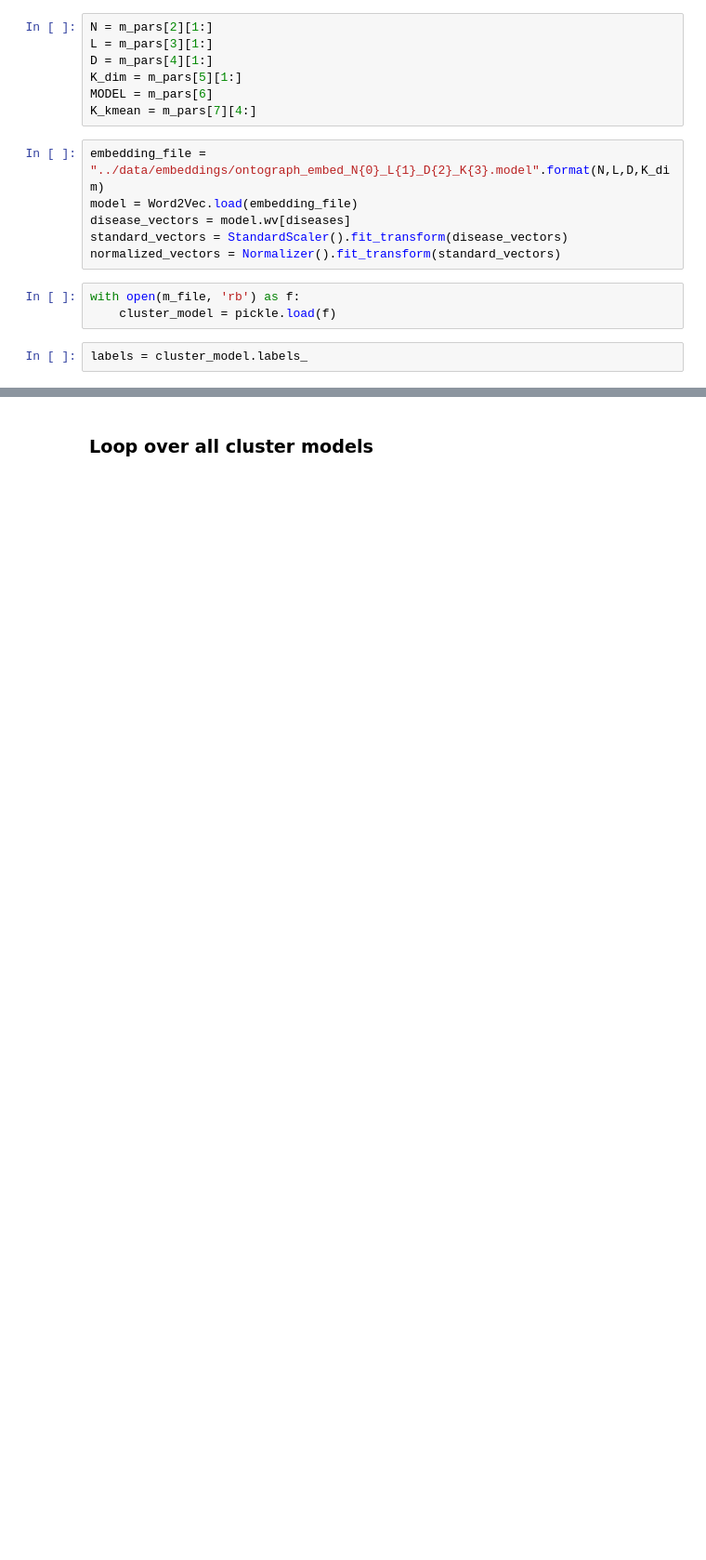
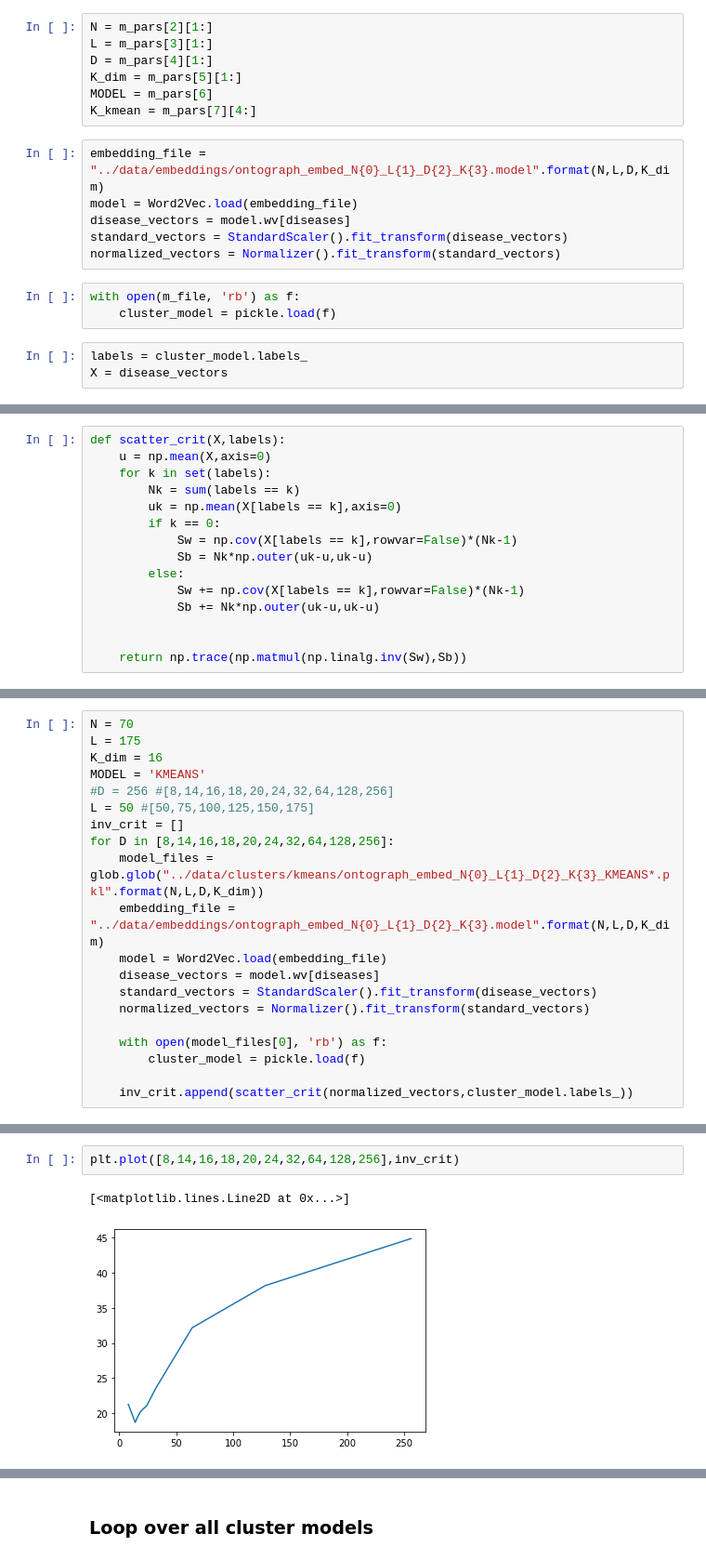
Before and after one commit to ncats/RD-Clust, a Jupyter notebook: notebooks/Cluster model performance evaluation.ipynb, the cells around one changed output, grey strips where cells are left out. Shown: that part at 93% size. Cells and saved outputs as stored; diff of their text form; blank space fills up the shorter version.

Commit message:
large cluster run

```diff
--- a/notebooks/Cluster model performance evaluation.ipynb
+++ b/notebooks/Cluster model performance evaluation.ipynb
@@ -55,3 +55,4 @@ with open(m_file, 'rb') as f:
     cluster_model = pickle.load(f)
 # %%
 labels = cluster_model.labels_
+X = disease_vectors
@@ -81,0 +59,15 @@ S_Dbw(normalized_vectors, labels, centers_id=None, method='Tong', alg_noise='bin
+# %%
+def scatter_crit(X,labels):
+    u = np.mean(X,axis=0)
+    for k in set(labels):
+        Nk = sum(labels == k)
+        uk = np.mean(X[labels == k],axis=0)
+        if k == 0:
+            Sw = np.cov(X[labels == k],rowvar=False)*(Nk-1)
+            Sb = Nk*np.outer(uk-u,uk-u)
+        else:
+            Sw += np.cov(X[labels == k],rowvar=False)*(Nk-1)
+            Sb += Nk*np.outer(uk-u,uk-u)
+
+
+    return np.trace(np.matmul(np.linalg.inv(Sw),Sb))
@@ -81,0 +78,20 @@ S_Dbw(normalized_vectors, labels, centers_id=None, method='Tong', alg_noise='bin
+# %%
+N = 70
+L = 175
+K_dim = 16
+MODEL = 'KMEANS'
+#D = 256 #[8,14,16,18,20,24,32,64,128,256]
+L = 50 #[50,75,100,125,150,175]
+inv_crit = []
+for D in [8,14,16,18,20,24,32,64,128,256]:
+    model_files = glob.glob("../data/clusters/kmeans/ontograph_embed_N{0}_L{1}_D{2}_K{3}_KMEANS*.pkl".format(N,L,D,K_dim))
+    embedding_file = "../data/embeddings/ontograph_embed_N{0}_L{1}_D{2}_K{3}.model".format(N,L,D,K_dim)
+    model = Word2Vec.load(embedding_file)
+    disease_vectors = model.wv[diseases]
+    standard_vectors = StandardScaler().fit_transform(disease_vectors)
+    normalized_vectors = Normalizer().fit_transform(standard_vectors)
+
+    with open(model_files[0], 'rb') as f:
+        cluster_model = pickle.load(f)
+
+    inv_crit.append(scatter_crit(normalized_vectors,cluster_model.labels_))
@@ -81,0 +111,5 @@ S_Dbw(normalized_vectors, labels, centers_id=None, method='Tong', alg_noise='bin
+# %%
+plt.plot([8,14,16,18,20,24,32,64,128,256],inv_crit)
+# %% [output]
+[<matplotlib.lines.Line2D at 0x...>]
+[figure, added]
```
Also changed, not shown: parts of 16 cells of this notebook, 9 other files.
